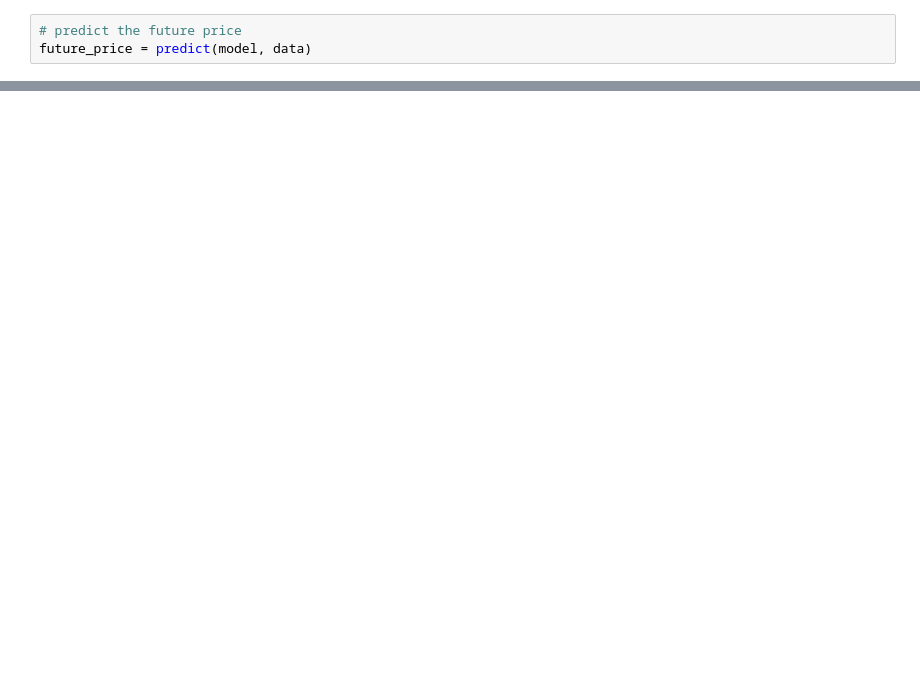
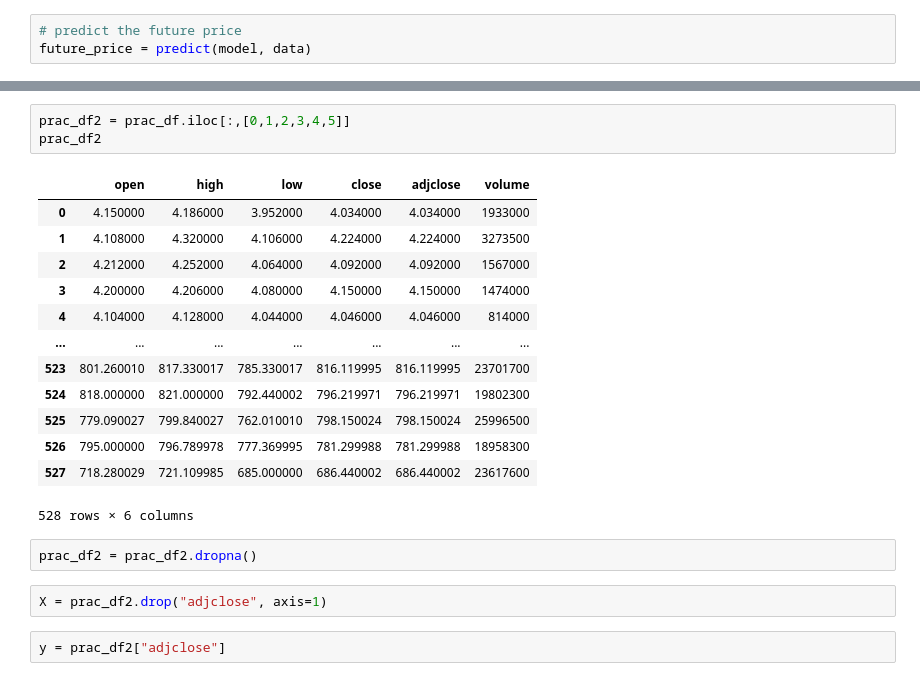
Before and after one commit to spennington1394/StockML, a Jupyter notebook: Stock Test.ipynb, the cells around one changed output, grey strips where cells are left out. Drawn from its saved outputs; the diff is of its cells as text; blank space fills up the shorter version.

```diff
--- a/Stock Test.ipynb
+++ b/Stock Test.ipynb
@@ -395,0 +410,23 @@ final_df.to_csv(csv_filename)
+# %%
+prac_df2 = prac_df.iloc[:,[0,1,2,3,4,5]]
+prac_df2
+# %% [output]
+|  | open | high | low | close | adjclose | volume |
+| 0 | 4.150000 | 4.186000 | 3.952000 | 4.034000 | 4.034000 | 1933000 |
+| 1 | 4.108000 | 4.320000 | 4.106000 | 4.224000 | 4.224000 | 3273500 |
+| 2 | 4.212000 | 4.252000 | 4.064000 | 4.092000 | 4.092000 | 1567000 |
+| 3 | 4.200000 | 4.206000 | 4.080000 | 4.150000 | 4.150000 | 1474000 |
+| 4 | 4.104000 | 4.128000 | 4.044000 | 4.046000 | 4.046000 | 814000 |
+| ... | ... | ... | ... | ... | ... | ... |
+| 523 | 801.260010 | 817.330017 | 785.330017 | 816.119995 | 816.119995 | 23701700 |
+| 524 | 818.000000 | 821.000000 | 792.440002 | 796.219971 | 796.219971 | 19802300 |
+| 525 | 779.090027 | 799.840027 | 762.010010 | 798.150024 | 798.150024 | 25996500 |
+| 526 | 795.000000 | 796.789978 | 777.369995 | 781.299988 | 781.299988 | 18958300 |
+| 527 | 718.280029 | 721.109985 | 685.000000 | 686.440002 | 686.440002 | 23617600 |
+528 rows × 6 columns
+# %%
+prac_df2 = prac_df2.dropna()
+# %%
+X = prac_df2.drop("adjclose", axis=1)
+# %%
+y = prac_df2["adjclose"]
```
Also changed, not shown: parts of 17 cells of this notebook, 16 other files.
